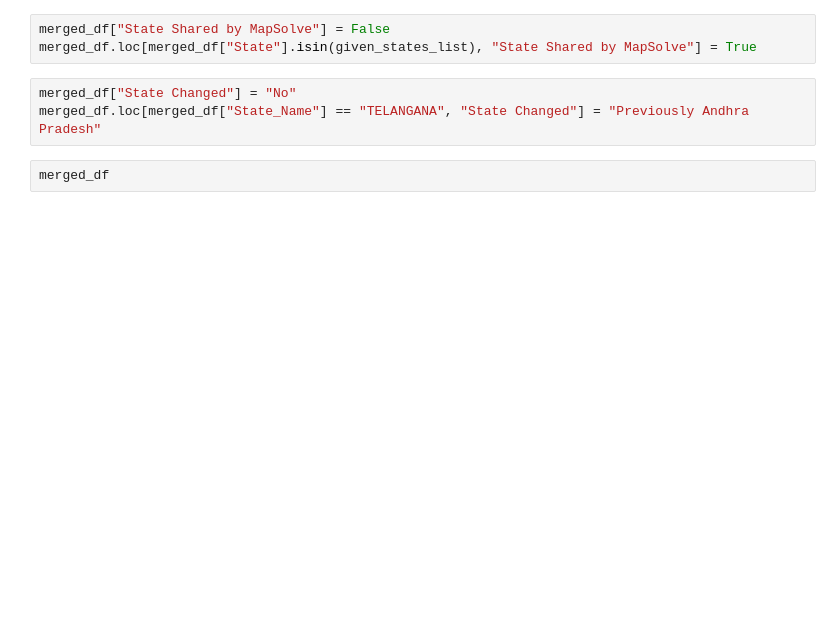
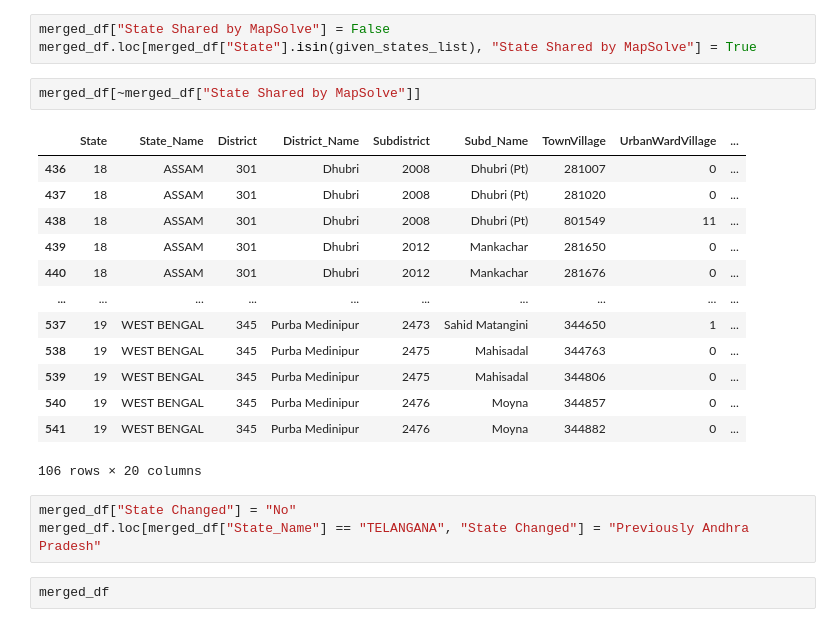
Before and after one commit to IDinsight/rooftop_sampling, a Jupyter notebook: IFS/boundary_quality_checks.ipynb, the cells around one changed output. Saved outputs shown, nothing was run; the diff lists cells and outputs as text; blank space fills up the shorter version.

```diff
--- a/IFS/boundary_quality_checks.ipynb
+++ b/IFS/boundary_quality_checks.ipynb
@@ -186,6 +270,22 @@ merged_df.loc[merged_df["State"].isin(given_states_list), "State_Name"].unique()
 # %%
 merged_df["State Shared by MapSolve"] = False
 merged_df.loc[merged_df["State"].isin(given_states_list), "State Shared by MapSolve"] = True
+# %%
+merged_df[~merged_df["State Shared by MapSolve"]]
+# %% [output]
+|  | State | State_Name | District | District_Name | Subdistrict | Subd_Name | TownVillage | UrbanWardVillage | ... |
+| 436 | 18 | ASSAM | 301 | Dhubri | 2008 | Dhubri (Pt) | 281007 | 0 | ... |
+| 437 | 18 | ASSAM | 301 | Dhubri | 2008 | Dhubri (Pt) | 281020 | 0 | ... |
+| 438 | 18 | ASSAM | 301 | Dhubri | 2008 | Dhubri (Pt) | 801549 | 11 | ... |
+| 439 | 18 | ASSAM | 301 | Dhubri | 2012 | Mankachar | 281650 | 0 | ... |
+| 440 | 18 | ASSAM | 301 | Dhubri | 2012 | Mankachar | 281676 | 0 | ... |
+| ... | ... | ... | ... | ... | ... | ... | ... | ... | ... |
+| 537 | 19 | WEST BENGAL | 345 | Purba Medinipur | 2473 | Sahid Matangini | 344650 | 1 | ... |
+| 538 | 19 | WEST BENGAL | 345 | Purba Medinipur | 2475 | Mahisadal | 344763 | 0 | ... |
+| 539 | 19 | WEST BENGAL | 345 | Purba Medinipur | 2475 | Mahisadal | 344806 | 0 | ... |
+| 540 | 19 | WEST BENGAL | 345 | Purba Medinipur | 2476 | Moyna | 344857 | 0 | ... |
+| 541 | 19 | WEST BENGAL | 345 | Purba Medinipur | 2476 | Moyna | 344882 | 0 | ... |
+106 rows × 20 columns
 # %%
 merged_df["State Changed"] = "No"
 merged_df.loc[merged_df["State_Name"] == "TELANGANA", "State Changed"] = "Previously Andhra Pradesh"
```
Also changed, not shown: parts of 20 cells of this notebook.
